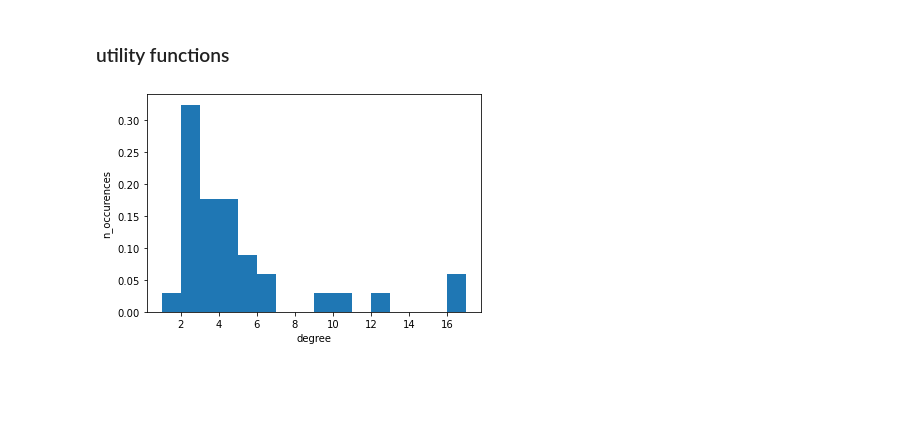
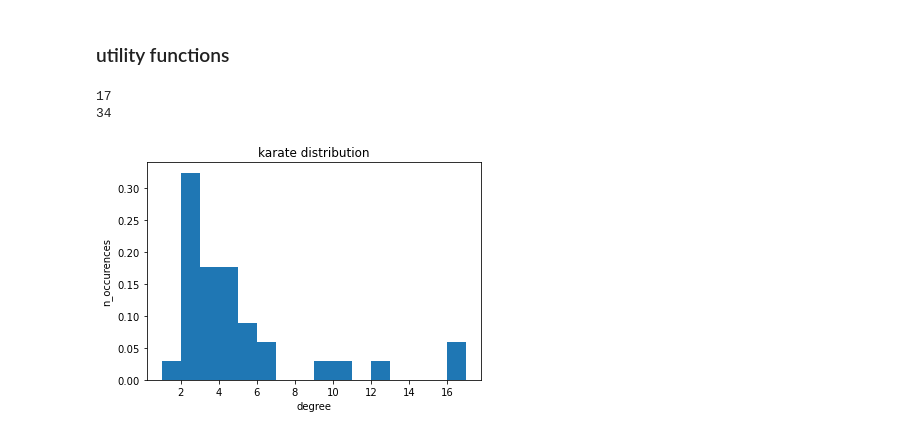
Before and after one commit to moerfii/network_science_uzh, a Jupyter notebook: assignment_1/exercise_1_florian_rueegsegger.ipynb, the cells around one changed output. Cells and saved outputs as stored; diff of their text form; code cells hidden in the pictures; blank space fills up the shorter version.

```diff
--- a/assignment_1/exercise_1_florian_rueegsegger.ipynb
+++ b/assignment_1/exercise_1_florian_rueegsegger.ipynb
@@ -189,13 +189,19 @@ def calculate_degree_distribution(graph: nx.Graph) -> List[Tuple[int,float]]:
     distribution = sorted(distribution.items())
     return [d[0] for d in distribution], [d[1] for d in distribution]
 
-def plot_distribution(graph: nx.Graph,bins=None,x_log=False, y_log=False):
-    degrees = graph.degree()
-
+def plot_distribution(graph: nx.Graph,bins=None,x_log=False, y_log=False,title=""):
+    degrees = [graph.degree(i) for i in graph.nodes()]
+    print(max(degrees))
+    print(len(degrees))
+    cnt = 0
+    for i in degrees:
+        if i <= 1:
+            cnt+=1
+    print(cnt)
     if bins is None:
         bins = [i for i in range(min(degrees), max(degrees)+1)]
 
-    plt.hist(degrees,density=True, bins=bins)
+    plt.hist(degrees,density=True, bins=bins, stacked=True)
 
     if x_log:
         plt.xscale("log")
@@ -211,11 +217,15 @@ def plot_distribution(graph: nx.Graph,bins=None,x_log=False, y_log=False):
         plt.yscale("linear")
         plt.ylabel("n_occurences")
 
+    plt.title(title)
+
 
 
     plt.show()
 # %%
 
-plot_distribution(karate,x_log=False,y_log=False)
+plot_distribution(karate,x_log=False,y_log=False, title="karate distribution")
 # %% [output]
+17
+34
-[figure, old version]
+[figure, new version]
```
Also changed, not shown: parts of 5 cells of this notebook.
